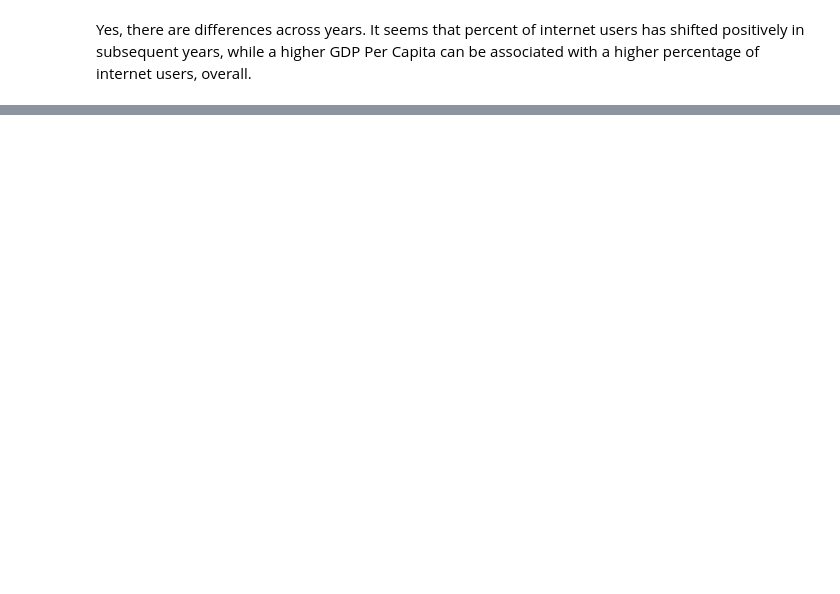
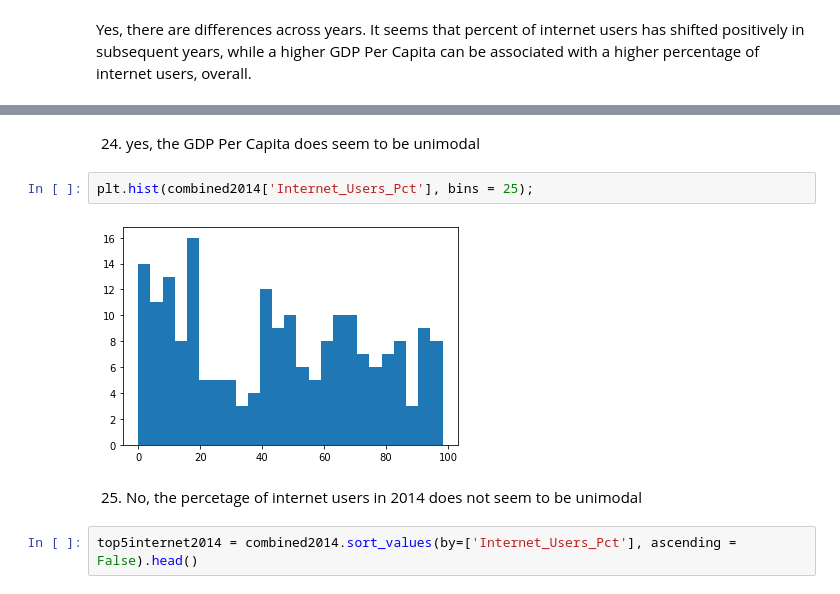
Before and after one commit to ColinSandidge/gdp-and-internet-usage-ColinSandidge, a Jupyter notebook: notebooks/UN Project.ipynb, the cells around one changed output, grey strips where cells are left out. Drawn from its saved outputs; the diff is of its cells as text; blank space fills up the shorter version.

```diff
--- a/notebooks/UN Project.ipynb
+++ b/notebooks/UN Project.ipynb
@@ -299,0 +307,10 @@ Yes, there are differences across years. It seems that percent of internet users
+# %% [markdown]
+24. yes, the GDP Per Capita does seem to be unimodal
+# %%
+plt.hist(combined2014['Internet_Users_Pct'], bins = 25);
+# %% [output]
+[figure, added]
+# %% [markdown]
+25. No, the percetage of internet users in 2014 does not seem to be unimodal
+# %%
+top5internet2014 = combined2014.sort_values(by=['Internet_Users_Pct'], ascending = False).head()
```
Also changed, not shown: parts of 12 cells of this notebook.
